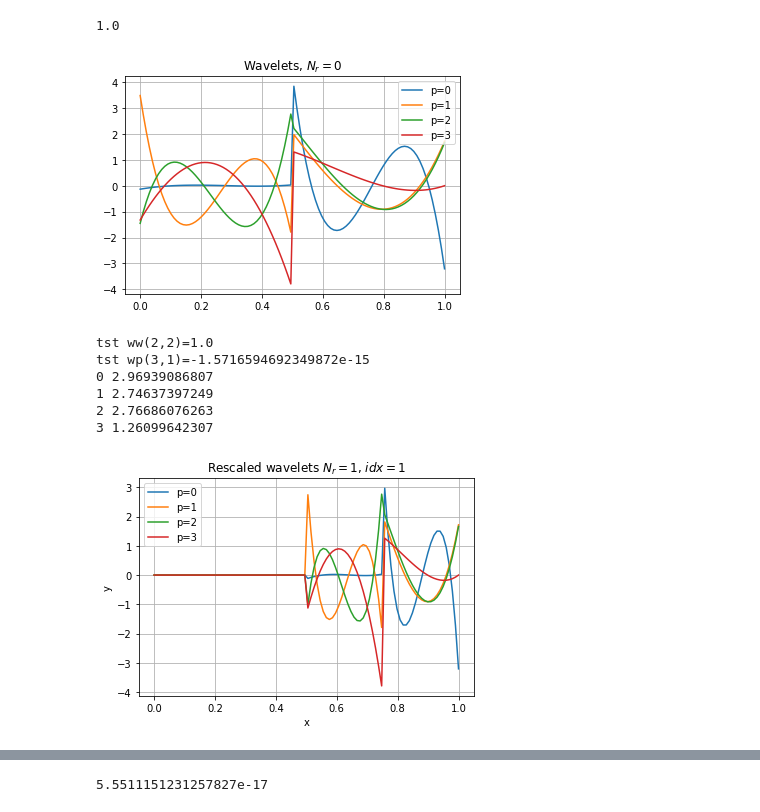
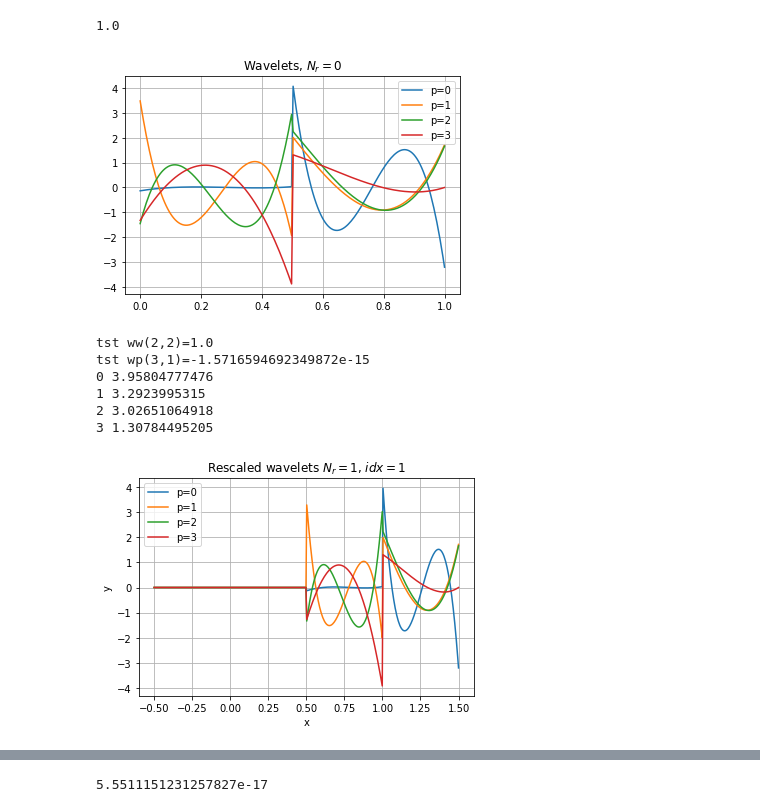
Before and after one commit to ikroeker/aMR-PC, a Jupyter notebook: py/test002.ipynb, the cells around one changed output, grey strips where cells are left out. Cells and saved outputs as stored; diff of their text form; code cells hidden in the pictures.

```diff
--- a/py/test002.ipynb
+++ b/py/test002.ipynb
@@ -21,15 +21,17 @@ nr [ 0.04691008  0.23076534  0.5         0.76923466  0.95308992]
 # %%
 #import numpy as np
 import matplotlib.pyplot as plt
-
 import wavetools as wt
 
 P=4 #number of terms
 qdeg=4*P+2 # allways even
 qdeg=-1
-wv=wt.wavetools(P,qdeg)
+wv=wt.wavetools(P,qdeg,lb=-.5,rb=1.5)
+#wv=wt.wavetools(P,qdeg)
 wv.genWVlets()
-x=np.linspace(wv.lb,wv.rb,100)
+x=np.linspace(0,1,200)
+#wv.setNLRB(lb=-.2,rb=1.3)
+xx=np.linspace(wv.lb,wv.rb,400)
 
 for p in range(P):
     y=wv.fpsi(p,x)
@@ -44,40 +46,40 @@ plt.show()
 
 i=min(P-1,2)
 j=min(P-1,2)
 print("tst ww({},{})={}".format(i,j,(wv.fpsi(i,wv.roots)* wv.fpsi(j,wv.roots)) @ wv.weights))
 i=min(P-1,3)
 j=min(P-1,1)
 print("tst wp({},{})={}".format(i,j,(wv.fpsi(i,wv.roots)* wv.roots**j )@ wv.weights))
 #print(wv.alpha)
 Nr=1
 Nri=1
 for p in range(P):
-    y=wv.rfpsi(x,p,Nr,Nri)
-    plt.plot(x,y,label='p='+str(p))
+    y=wv.rfpsi(xx,p,Nr,Nri)
+    plt.plot(xx,y,label='p='+str(p))
     print(p,max(y))
 plt.legend(loc='best')
 plt.xlabel('x')
 plt.ylabel('y')
 plt.title('Rescaled wavelets $N_r=$'+str(Nr)+', $idx=$'+str(Nri))
 plt.grid(True)
 plt.show()
 
 i=min(P-1,1)
 j=min(P-1,1)
 rrts=wv.rescY(wv.roots,Nr,Nri)
 print("tst rsww({},{})={}".format(i,j,
-                                  (wv.rfpsi(rrts,i,Nr,Nri)* wv.rfpsi(rrts,j,Nr,Nri))
-                                  @ wv.weights))
+                                  (wv.rfpsi(rrts,i,Nr,Nri)* wv.rfpsi(rrts,j,Nr,Nri)
+                                   *wv.rqCf(Nr)) @ wv.weights))
 #print(x)
 #print(y)
 # quadrature check
 (wv.roots* wv.vfs(wv.roots))@wv.weights - (1-2**(0-(1+1)))/(1+1+1)
 # %% [output]
-[figure, old version]
+[figure, new version]
 tst ww(2,2)=1.0
 tst wp(3,1)=-1.5716594692349872e-15
-0 2.96939086807
-1 2.74637397249
-2 2.76686076263
-3 1.26099642307
+0 3.95804777476
+1 3.2923995315
+2 3.02651064918
+3 1.30784495205
-[figure, old version]
+[figure, new version]
```
Also changed, not shown: parts of 1 cell of this notebook, 3 other files.
